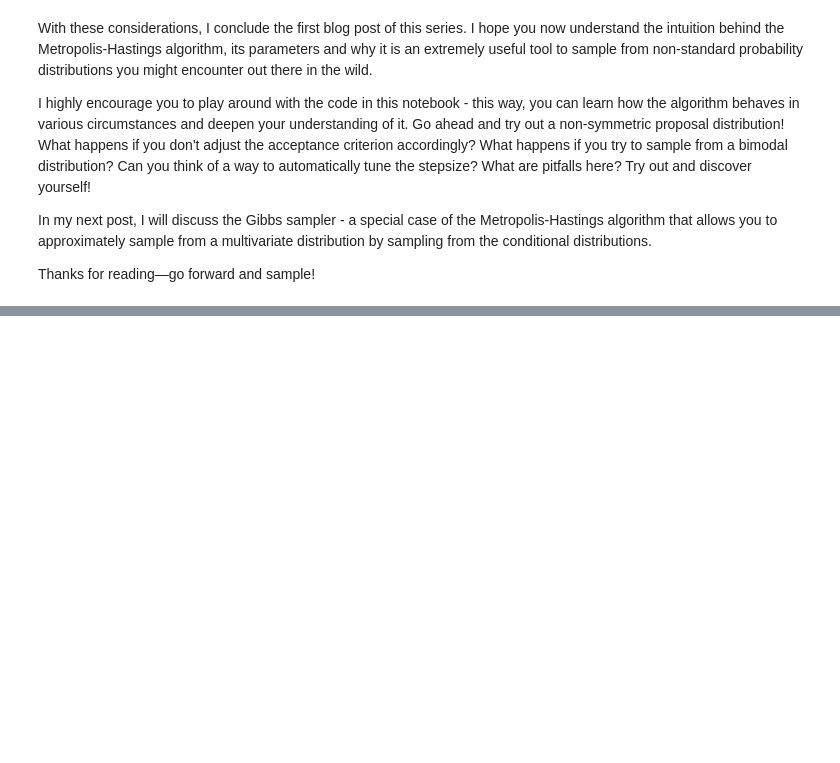
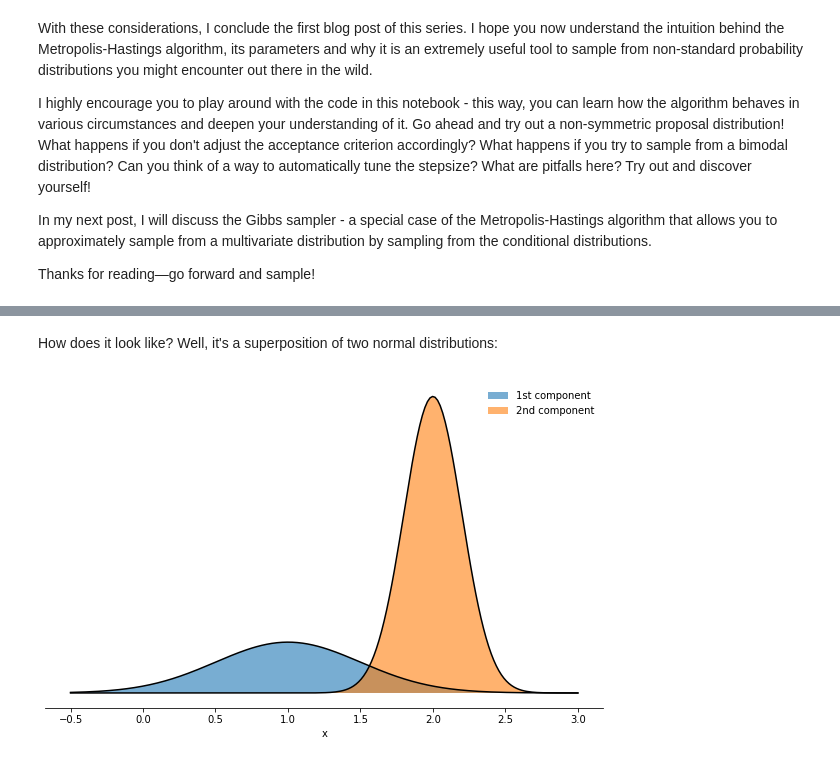
Before and after one commit to tweag/blog-resources, a Jupyter notebook: mcmc-intro/mcmc_introduction.ipynb, the cells around one changed output, grey strips where cells are left out. Saved outputs shown, nothing was run; the diff lists cells and outputs as text; code cells hidden in the pictures; blank space fills up the shorter version.

```diff
--- a/mcmc-intro/mcmc_introduction.ipynb
+++ b/mcmc-intro/mcmc_introduction.ipynb
@@ -279,0 +512,31 @@ Thanks for reading&mdash;go forward and sample!
+# %%
+mix_params = dict(mu1=1.0, mu2=2.0, sigma1=0.5, sigma2=0.2, w1=0.3, w2=0.7)
+# %% [markdown]
+How does it look like?
+Well, it's a superposition of two normal distributions:
+# %%
+fig, ax = plt.subplots()
+xspace = np.linspace(-0.5, 3, 200)
+
+# densities of both components
+first_component = [np.exp(log_gaussian(x, mix_params['mu1'], mix_params['sigma1']))
+                   for x in xspace]
+second_component = [np.exp(log_gaussian(x, mix_params['mu2'], mix_params['sigma2']))
+                    for x in xspace]
+
+# apply component weights
+first_component = mix_params['w1'] * np.array(first_component)
+second_component = mix_params['w2'] * np.array(second_component)
+
+ax.plot(xspace, first_component, color='black')
+ax.fill_between(xspace, first_component, alpha=0.6, label="1st component")
+ax.plot(xspace, second_component, color='black')
+ax.fill_between(xspace, second_component, alpha=0.6, label="2nd component")
+ax.set_xlabel('x')
+ax.set_yticks(())
+ax.legend(frameon=False)
+for spine in ('top', 'left', 'right'):
+    ax.spines[spine].set_visible(False)
+plt.show()
+# %% [output]
+[figure, added]
```
Also changed, not shown: parts of 32 cells of this notebook.
